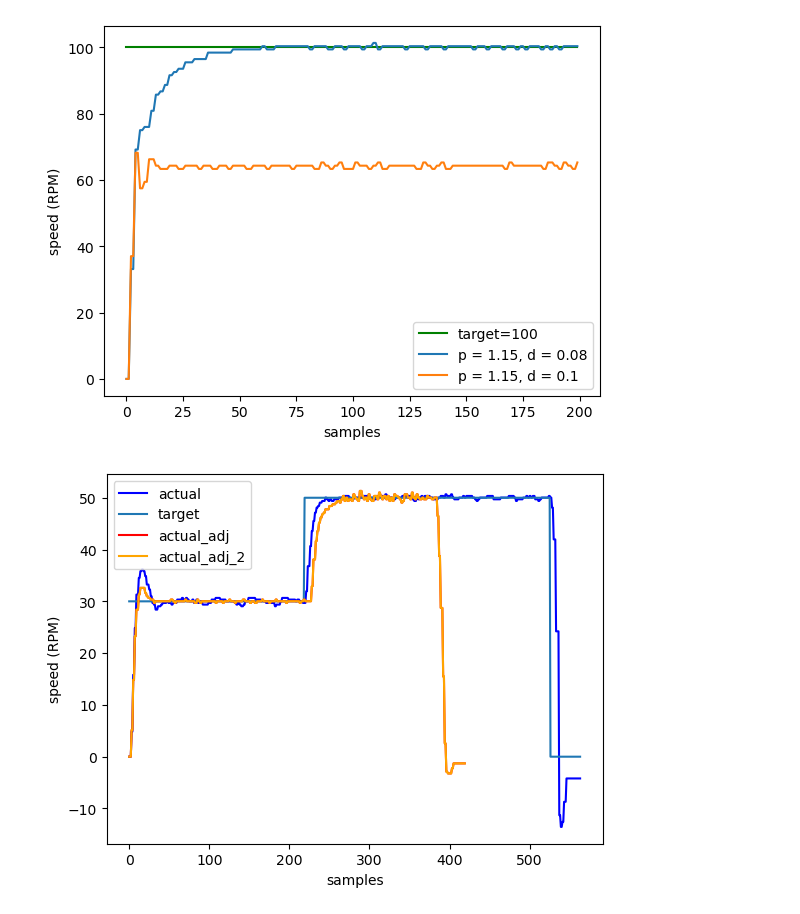
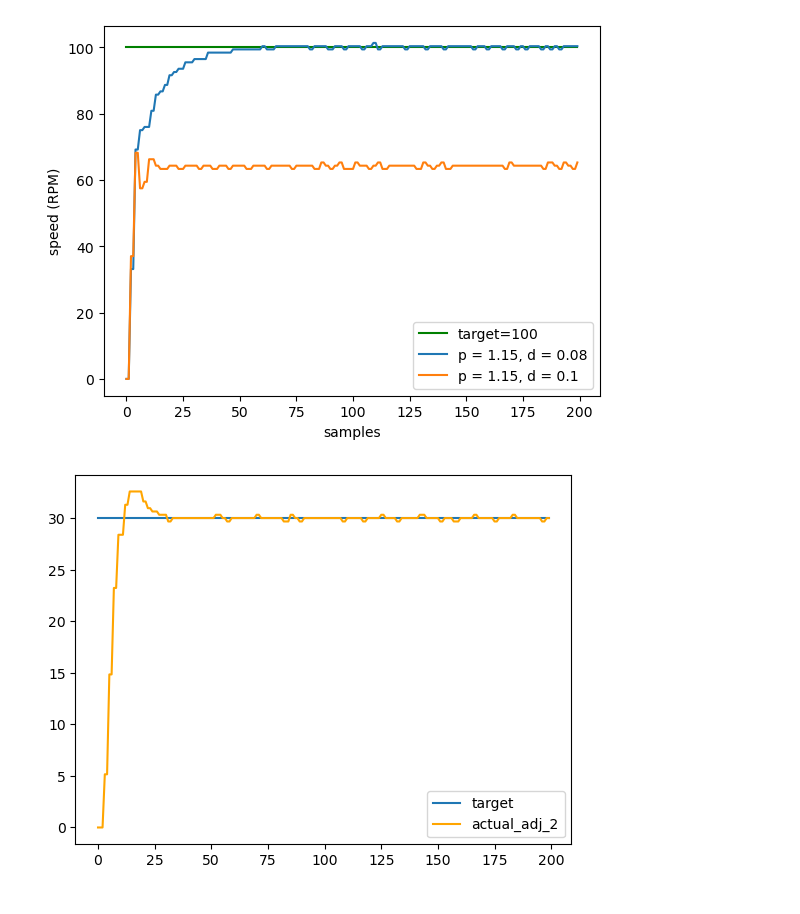
Before and after one commit to MeanPaper/ready_to_serve_trash_bin, a Jupyter notebook: mcu_debugging/pid_analysis.ipynb, the cells around one changed output. Drawn from its saved outputs; the diff is of its cells as text; code cells hidden in the pictures.

Commit message:
minor updated on the output graph

```diff
--- a/mcu_debugging/pid_analysis.ipynb
+++ b/mcu_debugging/pid_analysis.ipynb
@@ -106,33 +106,33 @@ plt.show()
 # %%
 data_csv = pd.read_csv(data_file_dir + 'testing_left.csv', header=None)
 data_csv.drop(columns=[0])
 
 data_column1_parse = np.array([np.float32(i[13:]) for i in data_csv[1]])
 data_column2_parse = np.array([np.float32(i[11:]) for i in data_csv[2]])
 
 
 adj_data = pd.read_csv(data_file_dir + 'testing_left_adj.csv', header=None)
 adj_data.drop(columns=[0])
 adj_data_col1 = np.array([np.float32(i[13:]) for i in adj_data[1]])
 adj_data_col2 = np.array([np.float32(i[11:]) for i in adj_data[2]])
 
 
 adj_data_2 = pd.read_csv('pid_data/testing_right.csv', header=None)
 adj_data_2.drop(columns=[0])
 adj_data_2_col1 = np.array([np.float32(i[13:]) for i in adj_data_2[1]])
 adj_data_2_col2 = np.array([np.float32(i[11:]) for i in adj_data_2[2]])
 
 
 
-plt.ylabel('speed (RPM)')
-plt.xlabel('samples')
-plt.plot(data_column1_parse, 'blue', label="actual")
-plt.plot(data_column2_parse, label="target")
+# plt.ylabel('speed (RPM)')
+# plt.xlabel('samples')
+# plt.plot(data_column1_parse[:200], 'blue', label="actual")
+plt.plot(data_column2_parse[:200], label="target")
 
 # plt.plot(adj_data_col2)
-plt.plot(adj_data_2_col1, 'red', label="actual_adj")
-plt.plot(adj_data_2_col1, 'orange', label="actual_adj_2")
+# plt.plot(adj_data_2_col1[:200], 'red', label="actual_adj")
+plt.plot(adj_data_2_col1[:200], 'orange', label="actual_adj_2")
 plt.legend()
 plt.show()
 # %% [output]
-[figure, old version]
+[figure, new version]
```
